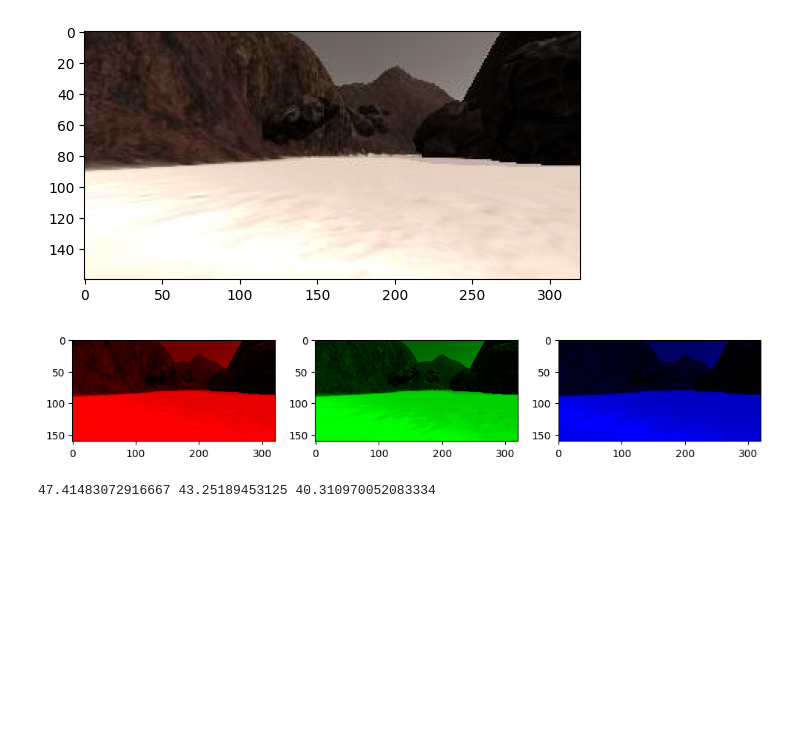
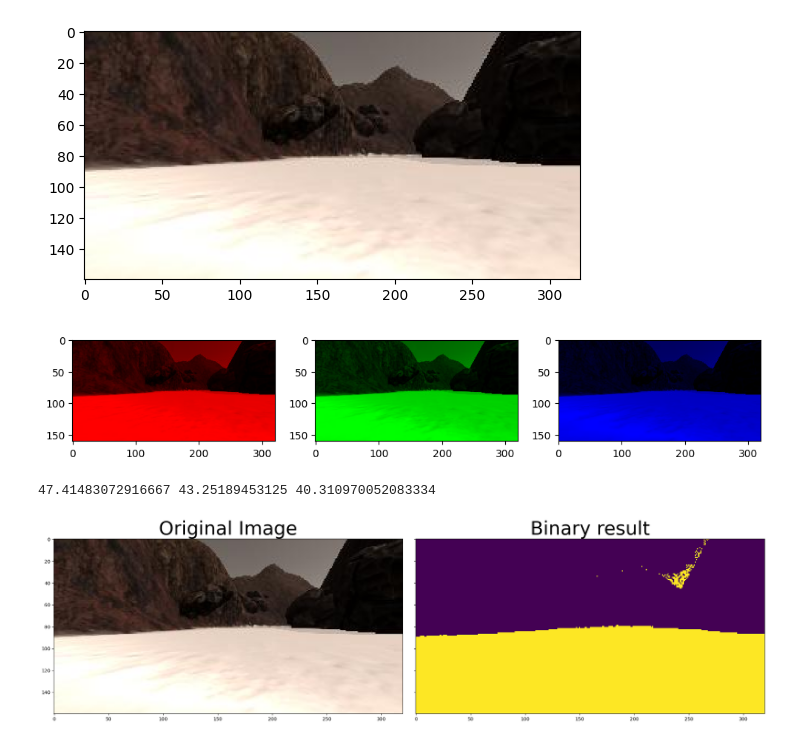
Before and after one commit to Hickman10/sample_rover, a Jupyter notebook: this.ipynb, the cells around one changed output. Saved outputs shown, nothing was run; the diff lists cells and outputs as text; code cells hidden in the pictures; blank space fills up the shorter version.

Commit message:
done with binary function

```diff
--- a/this.ipynb
+++ b/this.ipynb
@@ -45,11 +45,41 @@ print(red_channel.mean(), green_channel.mean(), blue_channel.mean())
 # %% [output]
 [figure]
 47.41483072916667 43.25189453125 40.310970052083334
-# %%
-def color_thres(img, rgb_thresh=(0,0,0)):
-    imgr, imgc = np.shape(img)
-    binary_image = np.zeros_like(img[:,:,0])
-    above_thres
-
-
-    return binary_image
+# %%
+filename = "robocam.jpg"
+image = mpimg.imread(filename)
+
+red_thresh = red_channel.mean()
+green_thresh = green_channel.mean()
+blue_thresh = blue_channel.mean()
+####
+rgb_threshold= (round(120),round(120),round(120))
+
+def color_thres(img, rgb_thresh=(0,0,0)):
+    # Create an empty array the same size in x and y as the image
+    # but just a single channel
+    binary_image = np.zeros_like(img[:,:,0])
+
+    above_thresh = (img[:,:,0] > rgb_thresh[0]) \
+                &   (img[:,:,1] > rgb_thresh[1] )\
+                &   (img[:,:,2] > rgb_thresh[2])
+
+    binary_image[above_thresh] = 1
+
+
+    return binary_image
+
+binary_img = color_thres(image, rgb_thresh=rgb_threshold)
+
+#Display orignal image and binary image
+f, (ax1, ax2) = plt.subplots(1,2,figsize=(21,7), sharey=True)
+f.tight_layout()
+ax1.imshow(image)
+ax1.set_title('Original Image', fontsize = 40)
+
+ax2.imshow(binary_img)
+ax2.set_title('Binary result', fontsize = 40)
+plt.subplots_adjust(left=0, right=1, top=0.9, bottom=0.)
+plt.show()
+# %% [output]
+[figure, added]
```
